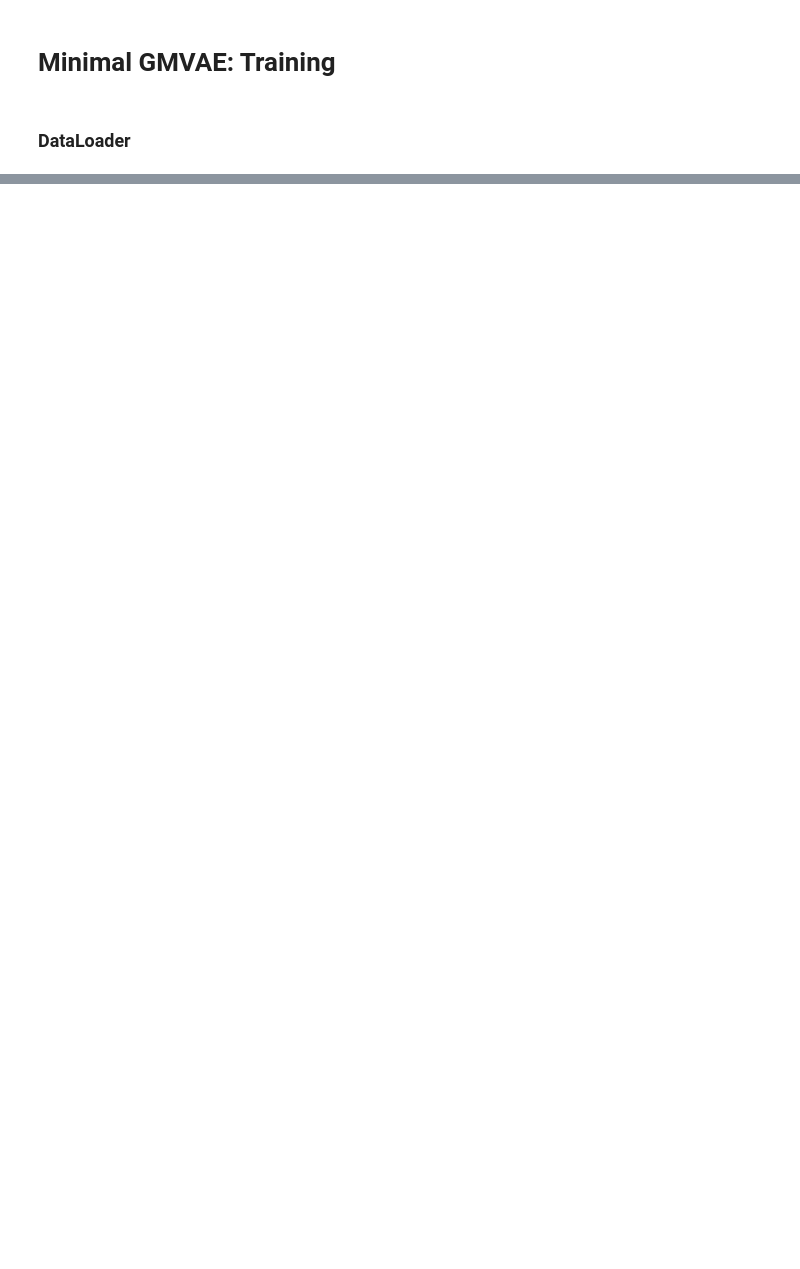
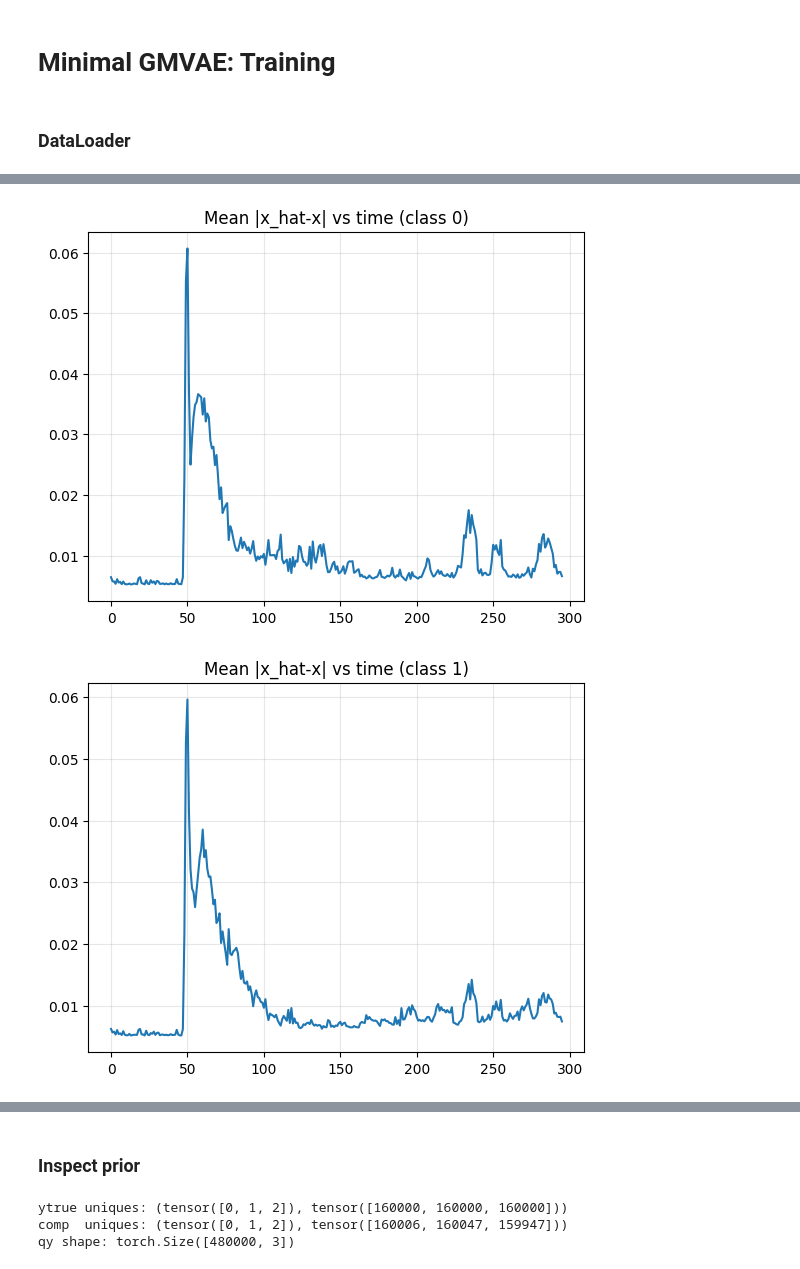
Before and after one commit to eberthol/PSD_GMVA_paper, a Jupyter notebook: GMVAE/Minimal_GMVAE.ipynb, the cells around one changed output, grey strips where cells are left out. Drawn from its saved outputs; the diff is of its cells as text; code cells hidden in the pictures; blank space fills up the shorter version.

Commit message:
refarctor model completely

```diff
--- a/GMVAE/Minimal_GMVAE.ipynb
+++ b/GMVAE/Minimal_GMVAE.ipynb
@@ -246,13 +151,0 @@ gpv.plot_all_separations(analyzer_test, Nbins=30, log=True)
-# %%
-
-out = analyzer_test._collect(
-        return_y=True,
-        return_preds=True,
-        return_x = True,
-        return_reco = True
-    )
-
-x_norm = out["x"]
-x_reco = out["x_hat"]
-y_true = out["y_true"]
-y_pred = out["preds"]
@@ -582,0 +184,3 @@ plt.legend();
+# %%
+model = gmvae.GMVAE(L=config.L, z_dim=config.z_dim, n_classes=config.K, recon_loss=config.recon_loss).to(device)
+print("L:", config.L, "z_dim:", config.z_dim, "K:", config.K)
@@ -582,0 +531,31 @@ plt.legend();
+# %%
+@torch.no_grad()
+def recon_error_profile(model, loader, K, device):
+    model.eval()
+    L = loader.dataset[0][0].numel()
+    sum_err = torch.zeros(K, L)
+    sum_n = torch.zeros(K)
+
+    for x, y in loader:
+        x = x.to(device)
+        out = model(x)
+        err = (out["x_hat"] - x).abs().detach().cpu()   # [B, L]
+
+        for k in range(K):
+            m = (y == k)
+            if m.any():
+                sum_err[k] += err[m].sum(dim=0)         # sum over samples
+                sum_n[k] += float(m.sum().item())       # number of samples
+
+    return (sum_err / sum_n.clamp_min(1).unsqueeze(1)).numpy()
+
+err = recon_error_profile(model, val_loader, K=config.K, device=device)
+for k in range(3):
+    plt.figure()
+    plt.plot(err[k])
+    plt.title(f"Mean |x_hat-x| vs time (class {k})")
+    plt.grid(True, alpha=0.3)
+    plt.show()
+# %% [output]
+[figure, added]
+[figure, added]
@@ -582,0 +563,11 @@ plt.legend();
+# %% [markdown]
+### Inspect prior
+# %%
+comp, qy, ytrue = gmvae.get_component_assignments(model, val_loader, device=device)
+print("ytrue uniques:", torch.unique(ytrue, return_counts=True))
+print("comp  uniques:", torch.unique(comp,  return_counts=True))
+print("qy shape:", qy.shape)
+# %% [output]
+ytrue uniques: (tensor([0, 1, 2]), tensor([160000, 160000, 160000]))
+comp  uniques: (tensor([0, 1, 2]), tensor([160006, 160047, 159947]))
+qy shape: torch.Size([480000, 3])
```
Also changed, not shown: parts of 77 cells of this notebook, 4 other files.
